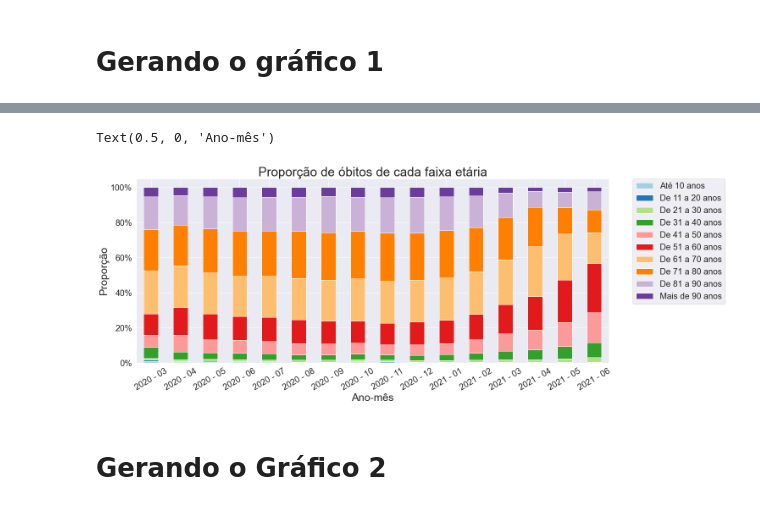
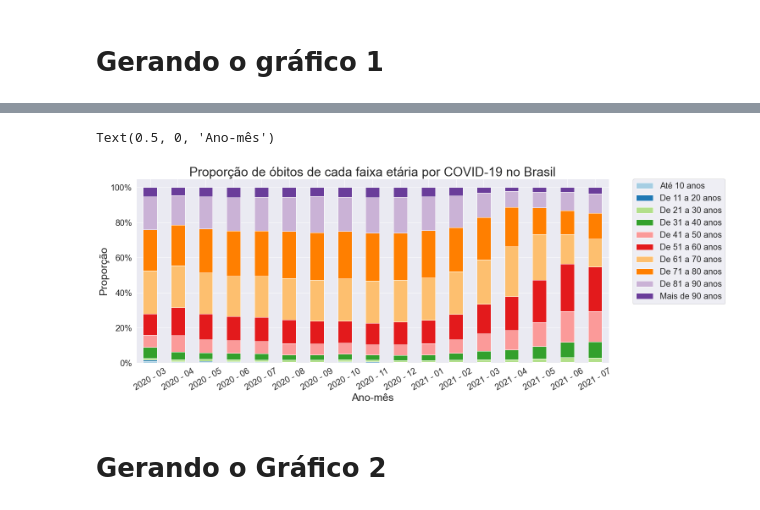
Before and after one commit to fumioq/An-lise_COVID_Brasil, a Jupyter notebook: Análise de mortes por idade.ipynb, the cells around one changed output, grey strips where cells are left out. Cells and saved outputs as stored; diff of their text form; code cells hidden in the pictures.

```diff
--- a/Análise de mortes por idade.ipynb
+++ b/Análise de mortes por idade.ipynb
@@ -229,5 +213,8 @@ df2106 = dados_data.get_group('2021-06-30')
 # %%
-todos_meses = [df2003 ,df2004 ,df2005 ,df2006 ,df2007 ,df2008 ,df2009 ,df2010 ,df2011,df2012,df2101,df2102,df2103,df2104,df2105,df2106]
+todos_meses = [df2003 ,df2004 ,df2005 ,df2006 ,df2007 ,
+               df2008 ,df2009 ,df2010 ,df2011 ,df2012 ,
+               df2101 ,df2102 ,df2103 ,df2104 ,df2105 ,
+               df2106 ,df2107]
 
 for i in range(0,len(todos_meses)):
     #print(i)
@@ -240,7 +227,7 @@ for i in range(0,len(todos_meses)):
     else:
         todos_meses[i].rename('2021 - '+"%02d" % (i-9),inplace= True)
 # %%
-de2003_ate2106 = pd.DataFrame()
+de2003_ateHOJE = pd.DataFrame()
 
 for i in range(0,len(todos_meses)):
-    de2003_ate2106 = de2003_ate2106.append(todos_meses[i])
+    de2003_ateHOJE = de2003_ateHOJE.append(todos_meses[i])
@@ -262,0 +234,2 @@ de2003_ate2106
+# %%
+de2003_ateHOJE = de2003_ateHOJE.T
@@ -263,23 +250,23 @@ de2003_ate2106
 # %%
-de2003_ate2106_porcentagem = pd.DataFrame()
+de2003_ateHOJE_porcentagem = pd.DataFrame()
 
-for mes in de2003_ate2106:
-    de2003_ate2106_porcentagem[str(mes)] = (de2003_ate2106[mes].values/de2003_ate2106[mes].values.sum())
+for mes in de2003_ateHOJE:
+    de2003_ateHOJE_porcentagem[str(mes)] = (de2003_ateHOJE[mes].values/de2003_ateHOJE[mes].values.sum())
 
-de2003_ate2106_porcentagem.index = de2003_ate2106.index
+de2003_ateHOJE_porcentagem.index = de2003_ateHOJE.index
 # %%
 sns.set_palette("Paired")
 
-ax = de2003_ate2106_porcentagem.T.plot(kind= 'bar' , stacked= True, figsize= (20,8),fontsize =20)
+ax = de2003_ateHOJE_porcentagem.T.plot(kind= 'bar' , stacked= True, figsize= (20,8),fontsize =20)
 ax.legend(bbox_to_anchor=(1.05, 1), loc=2, borderaxespad=0., fontsize = 20)
 ax.set_yticklabels(['0%' , '20%', '40%' , '60%', '80%', '100%'])
 ax.set_ylabel("Proporção",fontsize=25)
-ax.set_title("Proporção de óbitos de cada faixa etária", fontsize = 30)
-ax.set_xticklabels(de2003_ate2106.columns, rotation=30)
+ax.set_title("Proporção de óbitos de cada faixa etária por COVID-19 no Brasil", fontsize = 30)
+ax.set_xticklabels(de2003_ateHOJE.columns, rotation=30)
 ax.set_xlabel("Ano-mês",fontsize=25)
 # %% [output]
 Text(0.5, 0, 'Ano-mês')
-[figure, old version]
+[figure, new version]
 # %% [markdown]
 # Gerando o Gráfico 2
 # %%
```
Also changed, not shown: parts of 51 cells of this notebook.
